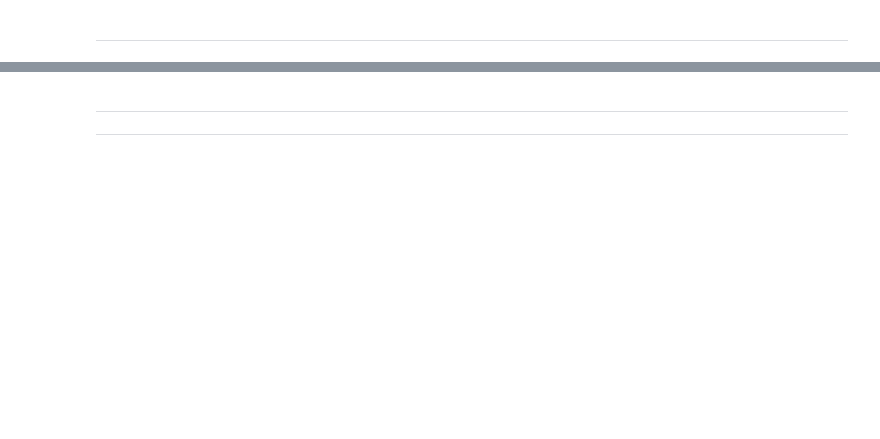
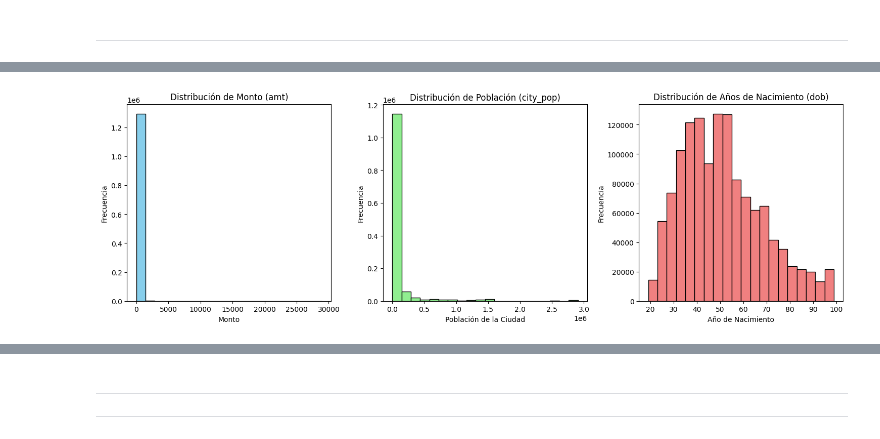
Before and after one commit to No-Country-simulation/c21-47-ft-data-bi, a Jupyter notebook: EDA/fintech.ipynb, the cells around one changed output, grey strips where cells are left out. Cells and saved outputs as stored; diff of their text form; code cells hidden in the pictures; blank space fills up the shorter version.

```diff
--- a/EDA/fintech.ipynb
+++ b/EDA/fintech.ipynb
@@ -279,8 +345,8 @@ def calcular_edad(fecha_nacimiento):
 
 
 # Aplicar la función a la columna 'dob' para crear una nueva columna 'edad'
-df['edad'] = df['dob'].apply(calcular_edad)
+df['dob'] = df['dob'].apply(calcular_edad)
 
 # Muestra la Columna creada
-print(f"Columna edad creada:\n{df['edad'].head(10)}")
+print(f"Columna dob modificada:\n{df['dob'].head(10)}")
 # %% [output]
@@ -427,0 +432,27 @@ Index(['fecha_hora_transaccion', 'fecha_nacimiento'], dtype='object')
+# %%
+# Crear los histogramas
+fig, axs = plt.subplots(1, 3, figsize=(15, 5))
+
+# Histograma del monto de transacciones (amt)
+axs[0].hist(df['amt'], bins=20, color='skyblue', edgecolor='black')
+axs[0].set_title('Distribución de Monto (amt)')
+axs[0].set_xlabel('Monto')
+axs[0].set_ylabel('Frecuencia')
+
+# Histograma de la población de las ciudades (city_pop)
+axs[1].hist(df['city_pop'], bins=20, color='lightgreen', edgecolor='black')
+axs[1].set_title('Distribución de Población (city_pop)')
+axs[1].set_xlabel('Población de la Ciudad')
+axs[1].set_ylabel('Frecuencia')
+
+# Histograma del año de nacimiento (dob)
+axs[2].hist(df['dob'], bins=20, color='lightcoral', edgecolor='black')
+axs[2].set_title('Distribución de Años de Nacimiento (dob)')
+axs[2].set_xlabel('Año de Nacimiento')
+axs[2].set_ylabel('Frecuencia')
+
+# Ajustar el layout
+plt.tight_layout()
+plt.show()
+# %% [output]
+[figure, added]
```
Also changed, not shown: parts of 79 cells of this notebook.
